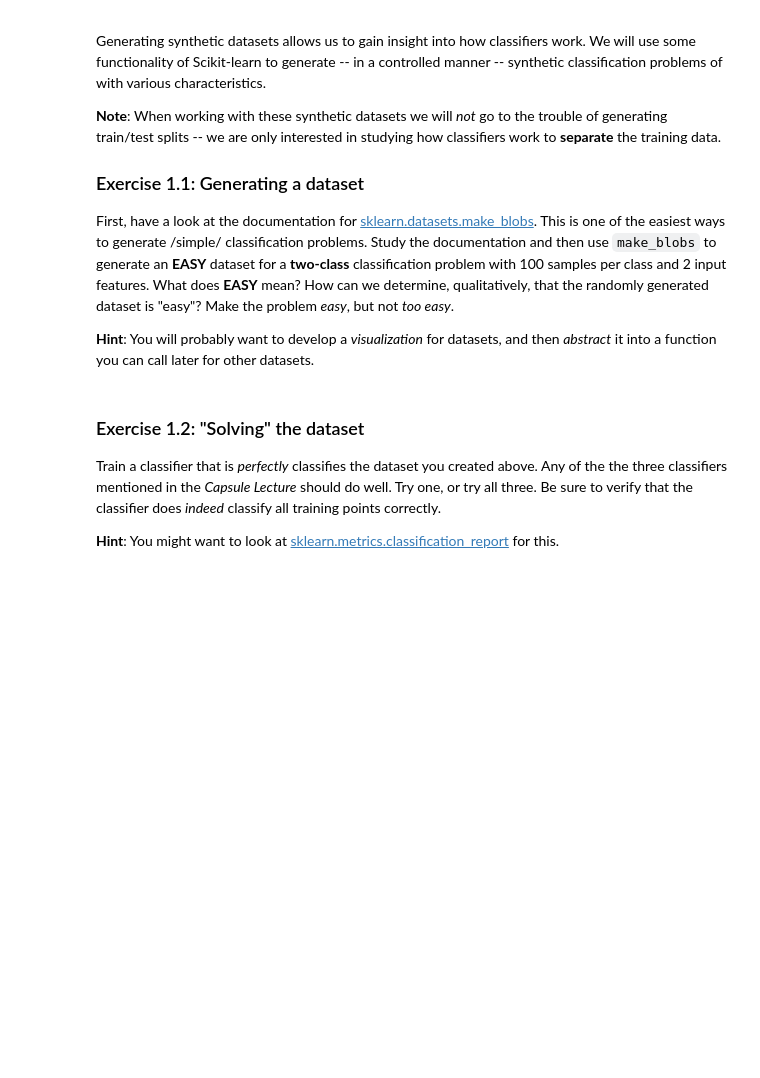
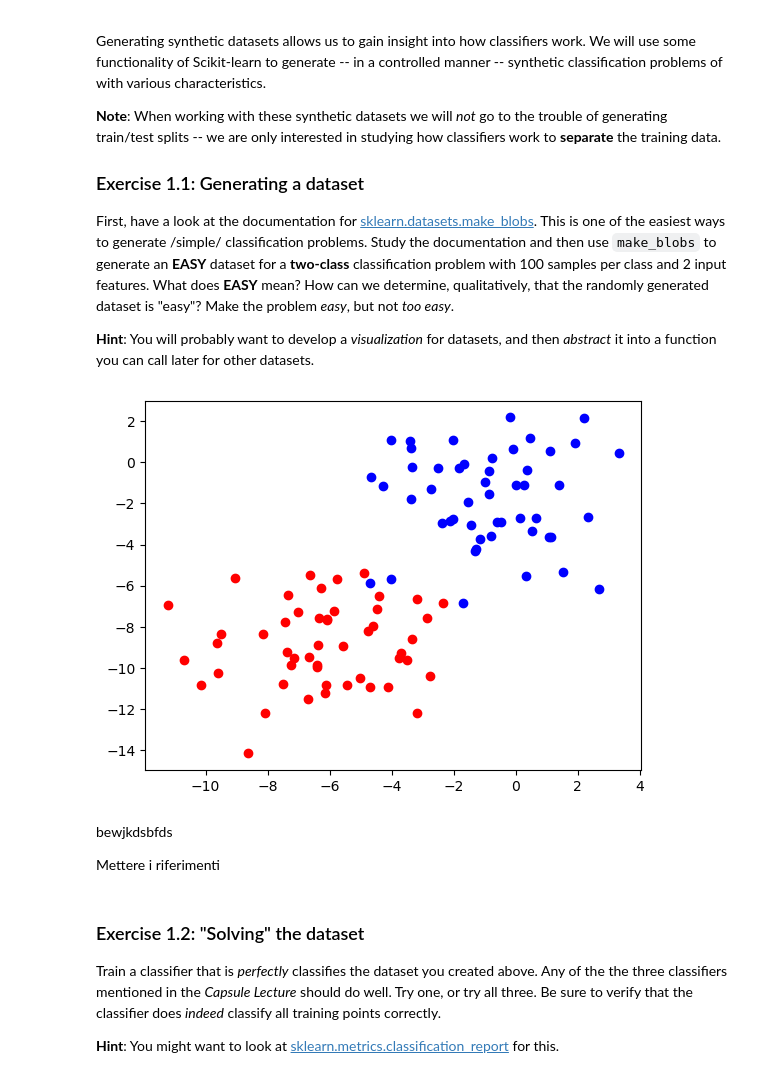
Before and after one commit to Cappetti99/FML, a Jupyter notebook: lab2/Cappetti-Lab2Classification.ipynb, the cells around one changed output. Saved outputs shown, nothing was run; the diff lists cells and outputs as text; code cells hidden in the pictures; blank space fills up the shorter version.

```diff
--- a/lab2/Cappetti-Lab2Classification.ipynb
+++ b/lab2/Cappetti-Lab2Classification.ipynb
@@ -21,3 +19,29 @@ First, have a look at the documentation for [sklearn.datasets.make_blobs](https:
+# %%
+# Your code here.
+import matplotlib.pyplot as plt
+from sklearn.datasets import make_blobs
+from sklearn.model_selection import train_test_split
+import warnings
+
+warnings.filterwarnings("ignore", category=UserWarning, module="sklearn.covariance._empirical_covariance")
+warnings.filterwarnings("ignore", category=UserWarning, message="Variables are collinear", module="sklearn.discriminant_analysis")
+warnings.filterwarnings("ignore", category=UserWarning, message="Variables are collinear", module="sklearn.metrics")
+
+
+def visualizer(X, y):
+    plt.figure()
+    plt.scatter(X[y == 0][:, 0], X[y == 0][:, 1], color='red')
+    plt.scatter(X[y == 1][:, 0], X[y == 1][:, 1], color='blue')
+    plt.show()
+
+x, y = make_blobs(n_samples=100, centers= 2, cluster_std=2)
+visualizer(x, y)
+# %% [output]
+[figure, added]
+# %% [markdown]
+bewjkdsbfds
+
+Mettere i riferimenti
 # %% [markdown]
 ### Exercise 1.2: "Solving" the dataset
 
```
Also changed, not shown: parts of 37 cells of this notebook.
